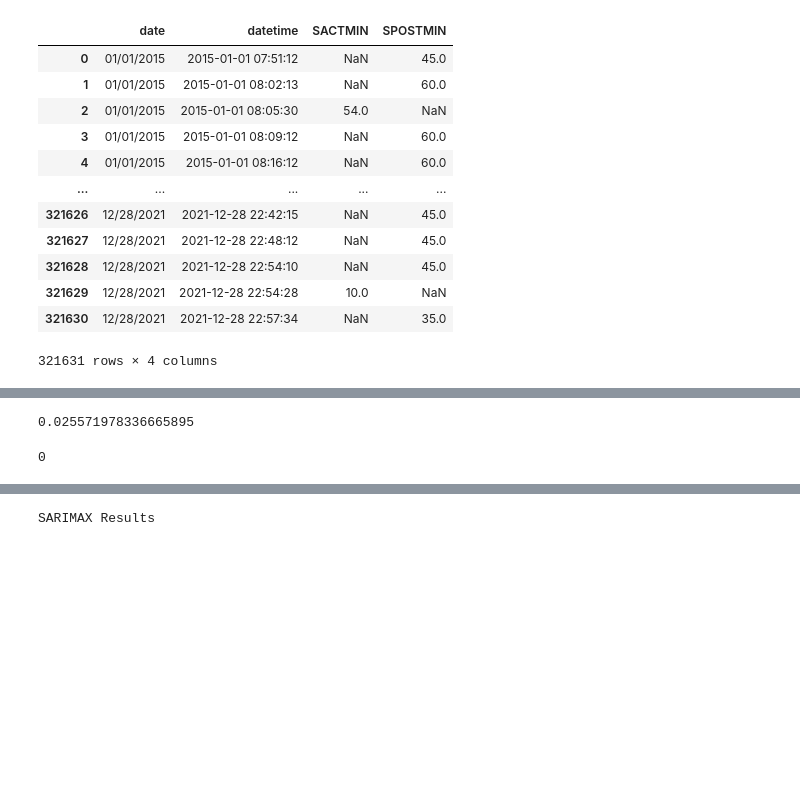
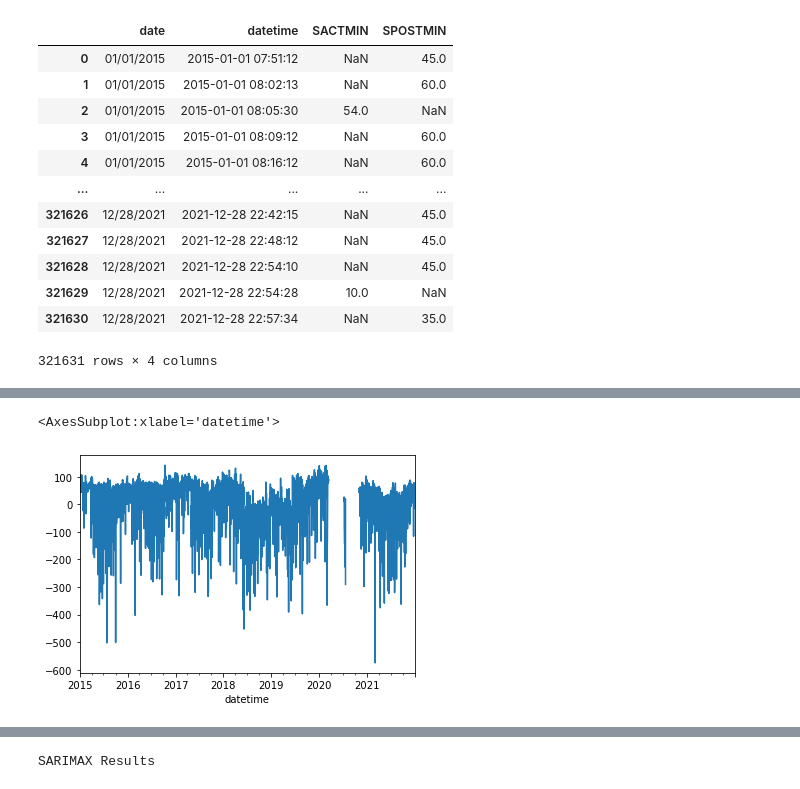
Before and after one commit to annachant/Capstone-Disney-World-Date-and-Attendance-Predictor, a Jupyter notebook: EDA.ipynb, the cells around one changed output, grey strips where cells are left out. Cells and saved outputs as stored; diff of their text form; code cells hidden in the pictures; blank space fills up the shorter version.

```diff
--- a/EDA.ipynb
+++ b/EDA.ipynb
@@ -79,4 +89,0 @@ Name: SPOSTMIN, Length: 298569, dtype: float64
-# %%
-df_mk_7dwarfs.isna().mean()
-# %% [output]
-0.025571978336665895
@@ -85,6 +90,7 @@ df_mk_7dwarfs = df_mk_7dwarfs.dropna()
-# %%
-df_mk_7dwarfs.isna().sum()
-# %% [output]
-0
 # %%
 df_mk_7dwarfs_daily = df_mk_7dwarfs.resample('D').mean()
+# %%
+df_mk_7dwarfs_daily.plot()
+# %% [output]
+<AxesSubplot:xlabel='datetime'>
+[figure, added]
```
Also changed, not shown: parts of 21 cells of this notebook.
